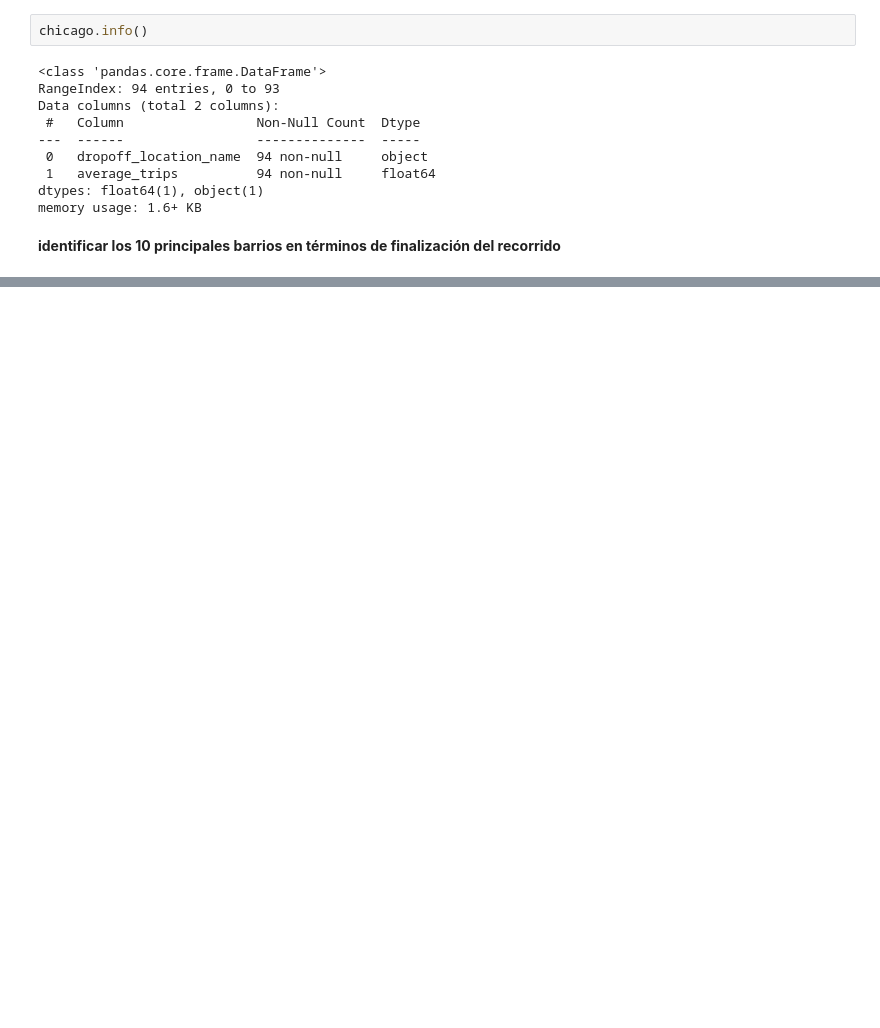
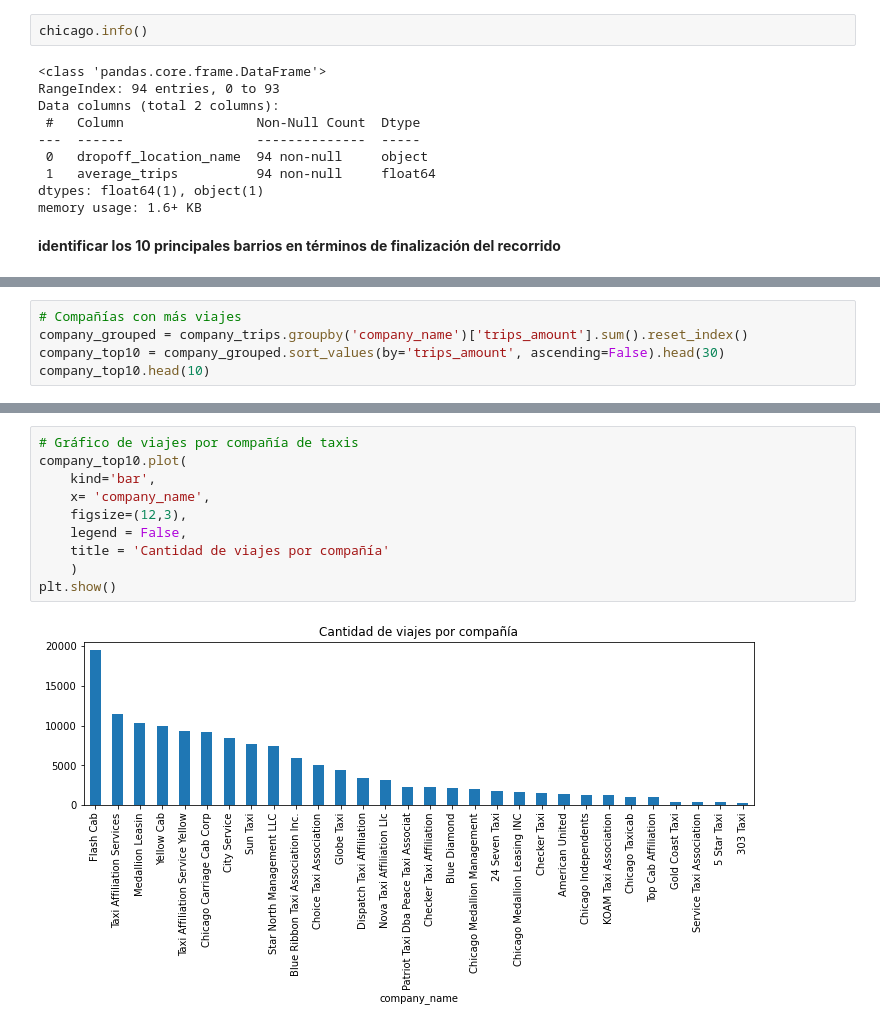
Before and after one commit to latostadorano/tt_s8_taxis, a Jupyter notebook: taxis.ipynb, the cells around one changed output, grey strips where cells are left out. Saved outputs shown, nothing was run; the diff lists cells and outputs as text; blank space fills up the shorter version.

```diff
--- a/taxis.ipynb
+++ b/taxis.ipynb
@@ -122,0 +160,5 @@ top_10_list
+# %%
+# Compañías con más viajes
+company_grouped = company_trips.groupby('company_name')['trips_amount'].sum().reset_index()
+company_top10 = company_grouped.sort_values(by='trips_amount', ascending=False).head(30)
+company_top10.head(10)
@@ -122,0 +177,12 @@ top_10_list
+# %%
+# Gráfico de viajes por compañía de taxis
+company_top10.plot(
+    kind='bar',
+    x= 'company_name',
+    figsize=(12,3),
+    legend = False,
+    title = 'Cantidad de viajes por compañía'
+    )
+plt.show()
+# %% [output]
+[figure, added]
```
Also changed, not shown: parts of 12 cells of this notebook.
